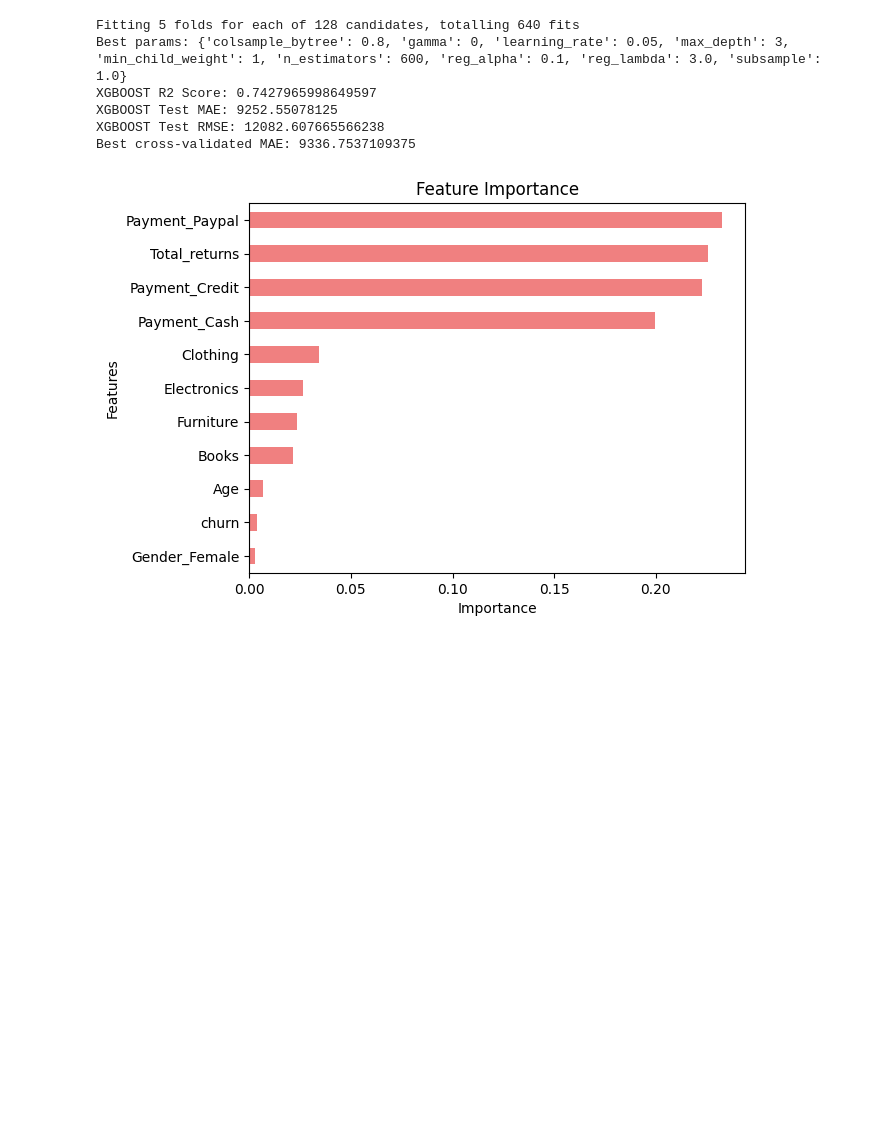
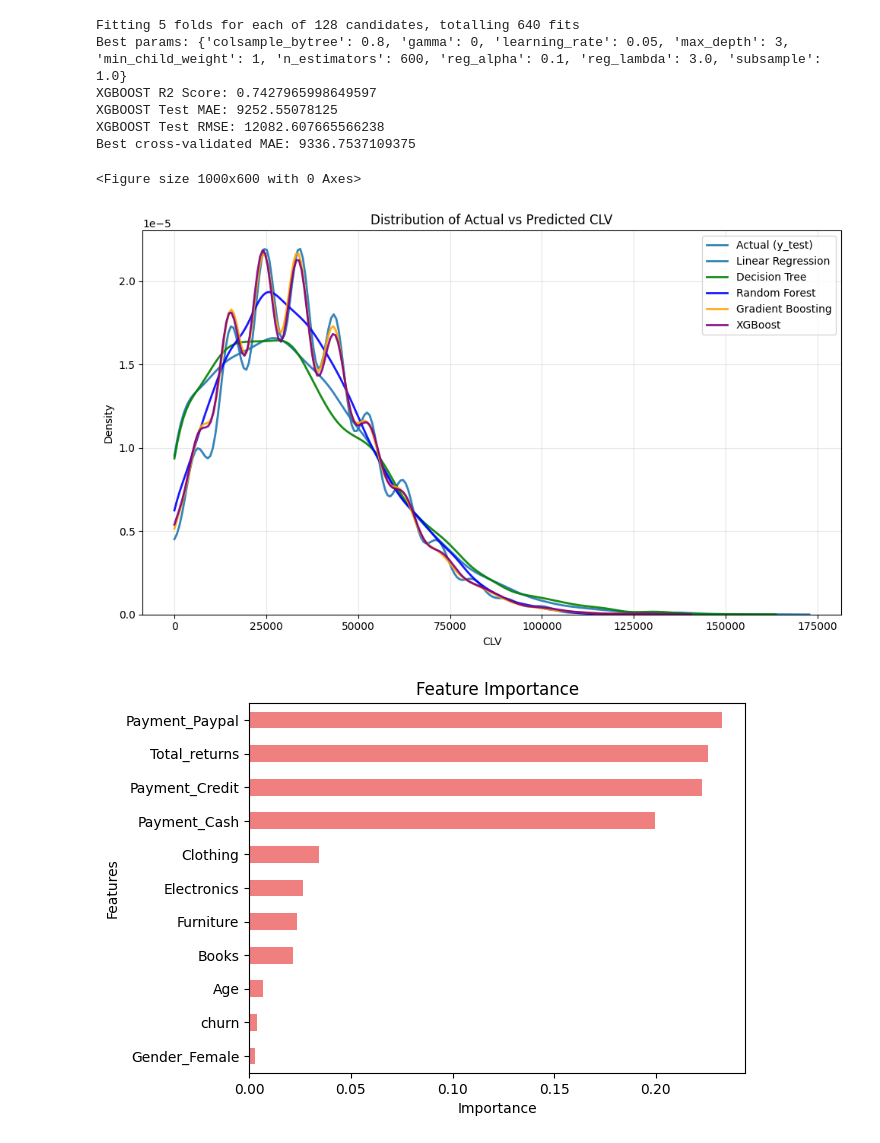
Before and after one commit to RayKwon2040/E-Commerce-CLV-Prediction, a Jupyter notebook: E_Commerce_CLV(Customer_Life_Value)_Prediction_.ipynb, the cells around one changed output. Cells and saved outputs as stored; diff of their text form; code cells hidden in the pictures; blank space fills up the shorter version.

```diff
--- a/E_Commerce_CLV(Customer_Life_Value)_Prediction_.ipynb
+++ b/E_Commerce_CLV(Customer_Life_Value)_Prediction_.ipynb
@@ -479,12 +478,12 @@ from sklearn.metrics import mean_squared_error, r2_score
 model_rf = RandomForestRegressor()
 model_rf.fit(X_train, y_train)
 
-y_pred = model_rf.predict(X_test)
+y_pred_rf = model_rf.predict(X_test)
 
 #Evaluation
-mae_rf = mean_absolute_error(y_test, y_pred)
-rmse_rf = np.sqrt(mean_squared_error(y_test, y_pred))
-r2_rf = r2_score(y_test, y_pred)
+mae_rf = mean_absolute_error(y_test, y_pred_rf)
+rmse_rf = np.sqrt(mean_squared_error(y_test, y_pred_rf))
+r2_rf = r2_score(y_test, y_pred_rf)
 
 #cross validation
 rf_scores_mae = cross_val_score(model_rf, X_train, y_train, cv=5, scoring='neg_mean_absolute_error')
@@ -513,12 +512,12 @@ model_gbr = GradientBoostingRegressor(
 )
 model_gbr.fit(X_train, y_train)
 
-y_pred = model_gbr.predict(X_test)
+y_pred_gb = model_gbr.predict(X_test)
 
 #Evaluation
-mae_gbr = mean_absolute_error(y_test, y_pred)
-rmse_gbr = np.sqrt(mean_squared_error(y_test, y_pred))
-r2_gbr = r2_score(y_test, y_pred)
+mae_gbr = mean_absolute_error(y_test, y_pred_gb)
+rmse_gbr = np.sqrt(mean_squared_error(y_test, y_pred_gb))
+r2_gbr = r2_score(y_test, y_pred_gb)
 
 #cross validation
 gbr_scores_mae = cross_val_score(model_gbr, X_train, y_train, cv=5, scoring='neg_mean_absolute_error')
@@ -590,6 +589,40 @@ XGBOOST R2 Score: 0.7427965998649597
 XGBOOST Test MAE: 9252.55078125
 XGBOOST Test RMSE: 12082.607665566238
 Best cross-validated MAE: 9336.7537109375
+# %%
+plt.figure(figsize=(10, 6))
+
+plt.figure(figsize=(10, 6))
+
+series = [
+    ("Actual (y_test)", y_test, "black"),
+    ("Linear Regression", y_pred_lr, "red"),
+    ("Decision Tree", y_pred_dt, "green"),
+    ("Random Forest", y_pred_rf, "blue"),
+    ("Gradient Boosting", y_pred_gb, "orange"),
+    ("XGBoost", y_pred_test_xgb, "purple"),
+]
+
+for label, values, color in series:
+    sns.kdeplot(
+        values,
+        label=label,
+        color=color,
+        linewidth=2,
+        alpha=0.9,
+        clip=(0, None)
+    )
+
+plt.title("Distribution of Actual vs Predicted CLV")
+plt.xlabel("CLV")
+plt.ylabel("Density")
+plt.legend()
+plt.grid(alpha=0.3)
+plt.tight_layout()
+plt.show()
+# %% [output]
+<Figure size 1000x600 with 0 Axes>
+[figure, added]
 # %%
 from xgboost import plot_importance
 import pandas as pd
```
Also changed, not shown: parts of 7 cells of this notebook.
